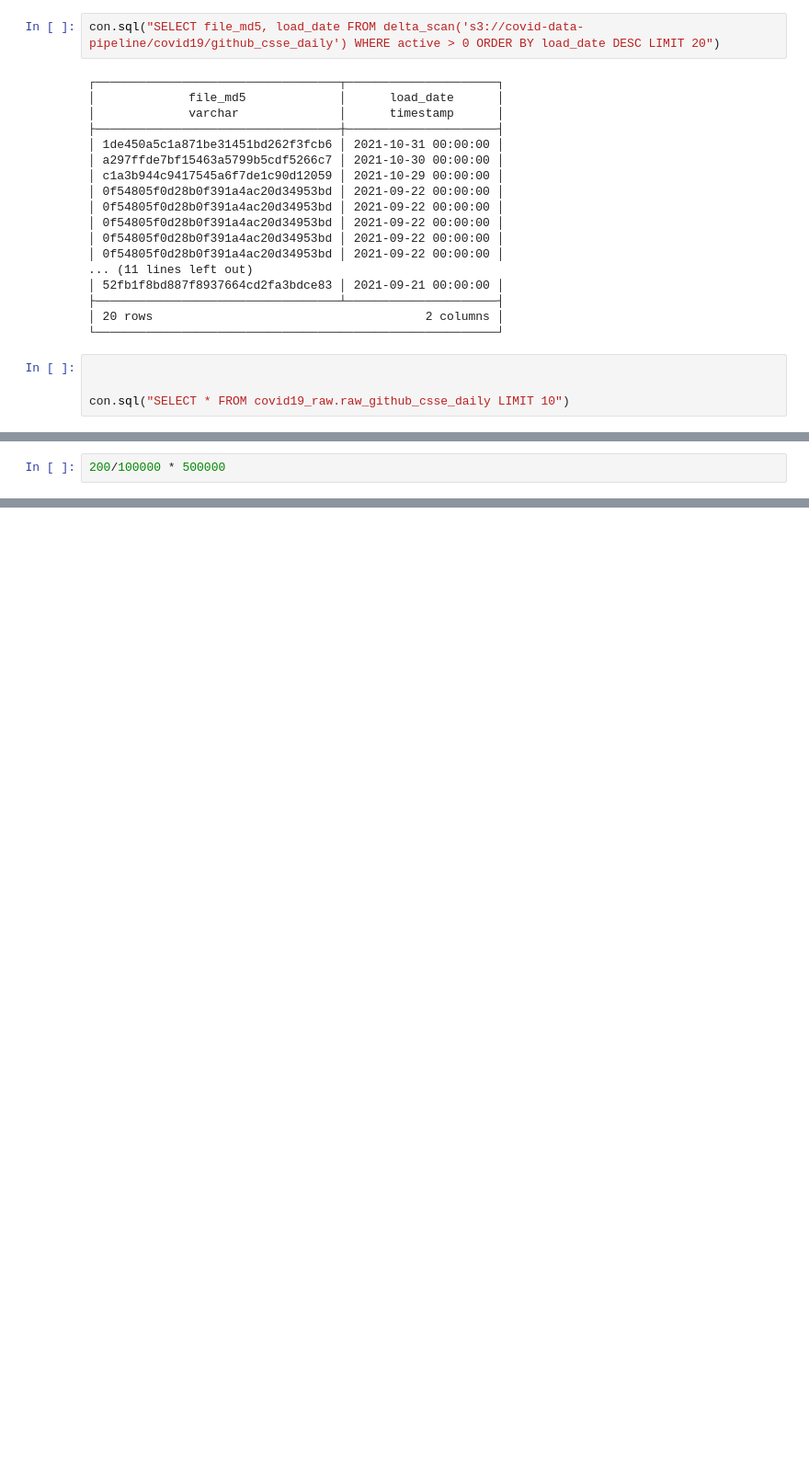
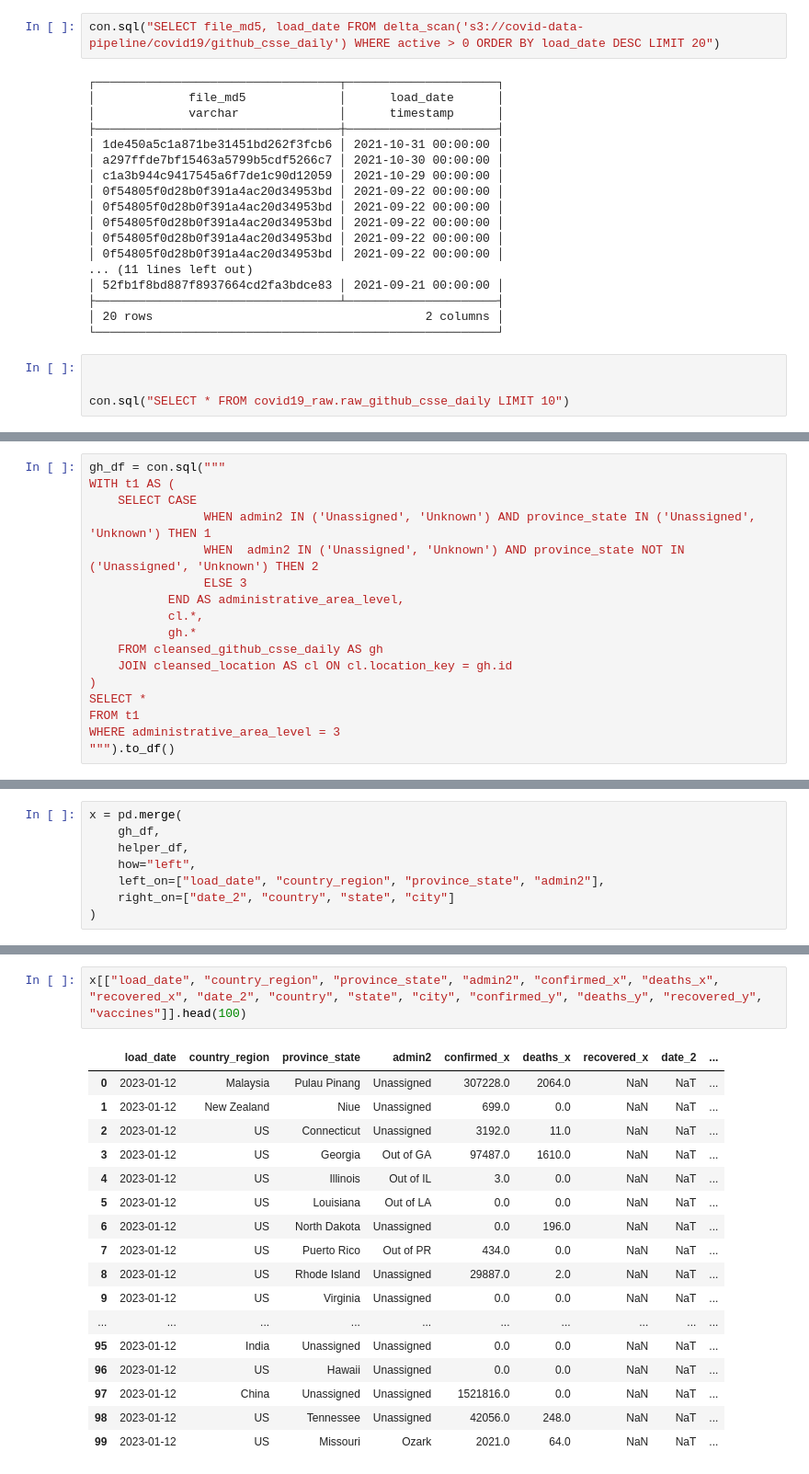
Before and after one commit to 1byte-yoda/covid19_data_pipeline, a Jupyter notebook: adhoc/covid19_eda.ipynb, the cells around one changed output, grey strips where cells are left out. Shown at 92% size. Cells and saved outputs as stored; diff of their text form; blank space fills up the shorter version.

```diff
--- a/adhoc/covid19_eda.ipynb
+++ b/adhoc/covid19_eda.ipynb
@@ -786,2 +829,17 @@ LIMIT 50
 # %%
-200/100000 * 500000
+gh_df = con.sql("""
+WITH t1 AS (
+    SELECT CASE
+                WHEN admin2 IN ('Unassigned', 'Unknown') AND province_state IN ('Unassigned', 'Unknown') THEN 1
+                WHEN  admin2 IN ('Unassigned', 'Unknown') AND province_state NOT IN ('Unassigned', 'Unknown') THEN 2
+                ELSE 3
+           END AS administrative_area_level,
+           cl.*,
+           gh.*
+    FROM cleansed_github_csse_daily AS gh
+    JOIN cleansed_location AS cl ON cl.location_key = gh.id
+)
+SELECT *
+FROM t1
+WHERE administrative_area_level = 3
+""").to_df()
@@ -789,0 +887,8 @@ LIMIT 50
+# %%
+x = pd.merge(
+    gh_df,
+    helper_df,
+    how="left",
+    left_on=["load_date", "country_region", "province_state", "admin2"],
+    right_on=["date_2", "country", "state", "city"]
+)
@@ -789,0 +929,20 @@ LIMIT 50
+# %%
+x[["load_date", "country_region", "province_state", "admin2", "confirmed_x", "deaths_x", "recovered_x", "date_2", "country", "state", "city", "confirmed_y", "deaths_y", "recovered_y", "vaccines"]].head(100)
+# %% [output]
+|  | load_date | country_region | province_state | admin2 | confirmed_x | deaths_x | recovered_x | date_2 | ... |
+| 0 | 2023-01-12 | Malaysia | Pulau Pinang | Unassigned | 307228.0 | 2064.0 | NaN | NaT | ... |
+| 1 | 2023-01-12 | New Zealand | Niue | Unassigned | 699.0 | 0.0 | NaN | NaT | ... |
+| 2 | 2023-01-12 | US | Connecticut | Unassigned | 3192.0 | 11.0 | NaN | NaT | ... |
+| 3 | 2023-01-12 | US | Georgia | Out of GA | 97487.0 | 1610.0 | NaN | NaT | ... |
+| 4 | 2023-01-12 | US | Illinois | Out of IL | 3.0 | 0.0 | NaN | NaT | ... |
+| 5 | 2023-01-12 | US | Louisiana | Out of LA | 0.0 | 0.0 | NaN | NaT | ... |
+| 6 | 2023-01-12 | US | North Dakota | Unassigned | 0.0 | 196.0 | NaN | NaT | ... |
+| 7 | 2023-01-12 | US | Puerto Rico | Out of PR | 434.0 | 0.0 | NaN | NaT | ... |
+| 8 | 2023-01-12 | US | Rhode Island | Unassigned | 29887.0 | 2.0 | NaN | NaT | ... |
+| 9 | 2023-01-12 | US | Virginia | Unassigned | 0.0 | 0.0 | NaN | NaT | ... |
+| ... | ... | ... | ... | ... | ... | ... | ... | ... | ... |
+| 95 | 2023-01-12 | India | Unassigned | Unassigned | 0.0 | 0.0 | NaN | NaT | ... |
+| 96 | 2023-01-12 | US | Hawaii | Unassigned | 0.0 | 0.0 | NaN | NaT | ... |
+| 97 | 2023-01-12 | China | Unassigned | Unassigned | 1521816.0 | 0.0 | NaN | NaT | ... |
+| 98 | 2023-01-12 | US | Tennessee | Unassigned | 42056.0 | 248.0 | NaN | NaT | ... |
+| 99 | 2023-01-12 | US | Missouri | Ozark | 2021.0 | 64.0 | NaN | NaT | ... |
```
Also changed, not shown: parts of 21 cells of this notebook, 1 other file.
